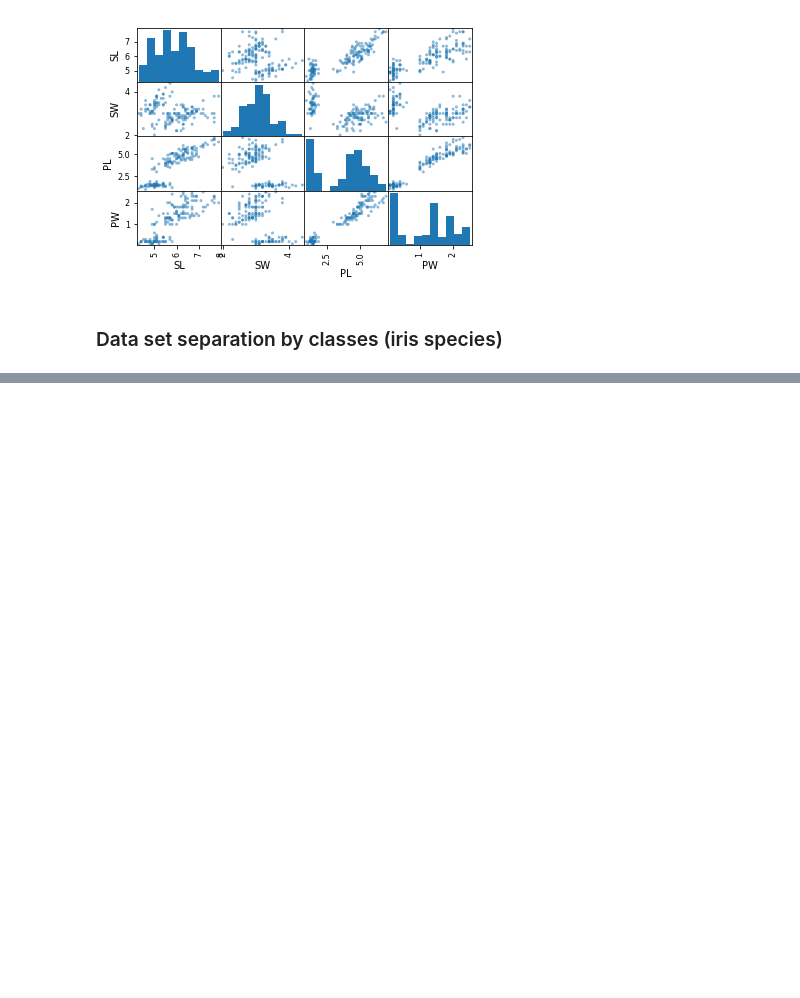
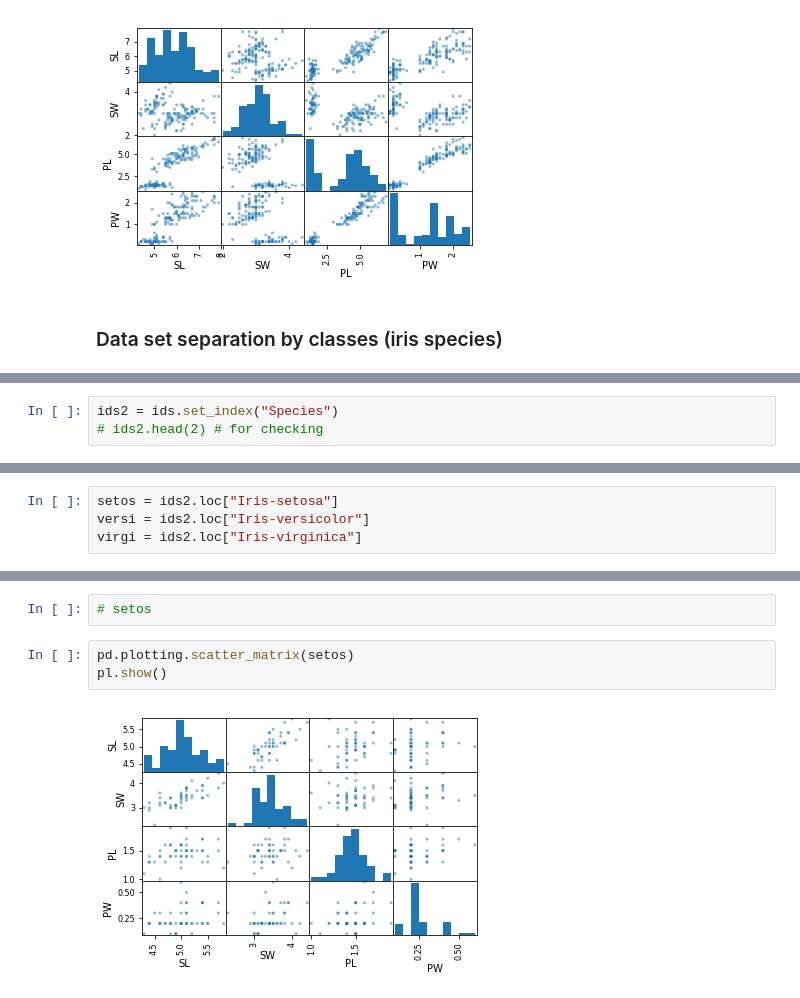
Before and after one commit to andkoc001/PandS-Project2019, a Jupyter notebook: PandS_Project_2019.ipynb, the cells around one changed output, grey strips where cells are left out. Cells and saved outputs as stored; diff of their text form; blank space fills up the shorter version.

```diff
--- a/PandS_Project_2019.ipynb
+++ b/PandS_Project_2019.ipynb
@@ -268,0 +168,3 @@ pl.show
+# %%
+ids2 = ids.set_index("Species")
+# ids2.head(2) # for checking
@@ -268,0 +174,4 @@ pl.show
+# %%
+setos = ids2.loc["Iris-setosa"]
+versi = ids2.loc["Iris-versicolor"]
+virgi = ids2.loc["Iris-virginica"]
@@ -268,0 +194,7 @@ pl.show
+# %%
+# setos
+# %%
+pd.plotting.scatter_matrix(setos)
+pl.show()
+# %% [output]
+[figure, added]
```
Also changed, not shown: parts of 33 cells of this notebook, 1 other file.
